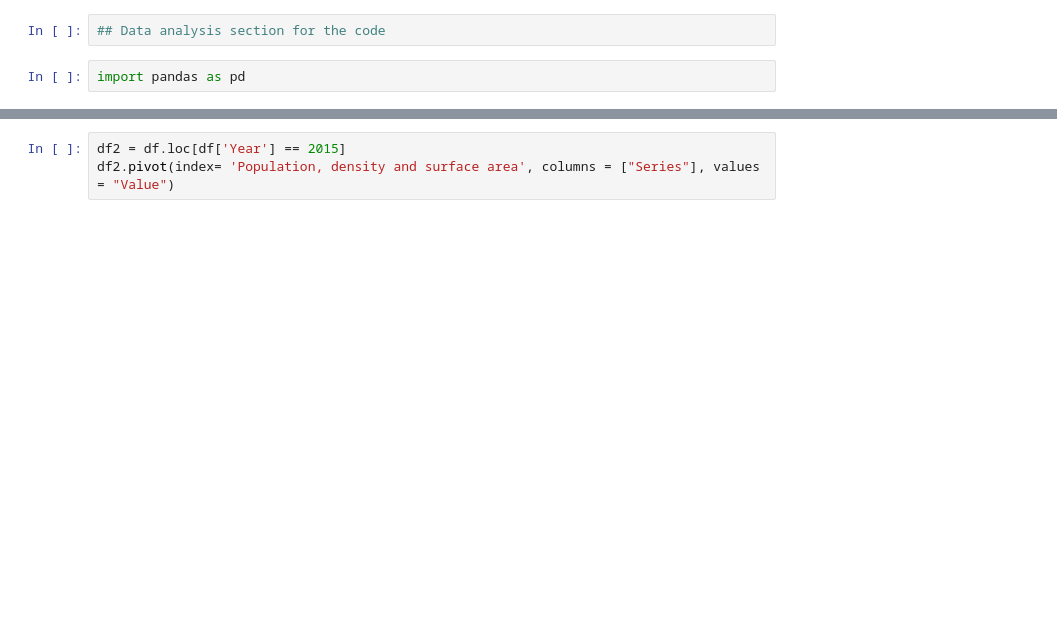
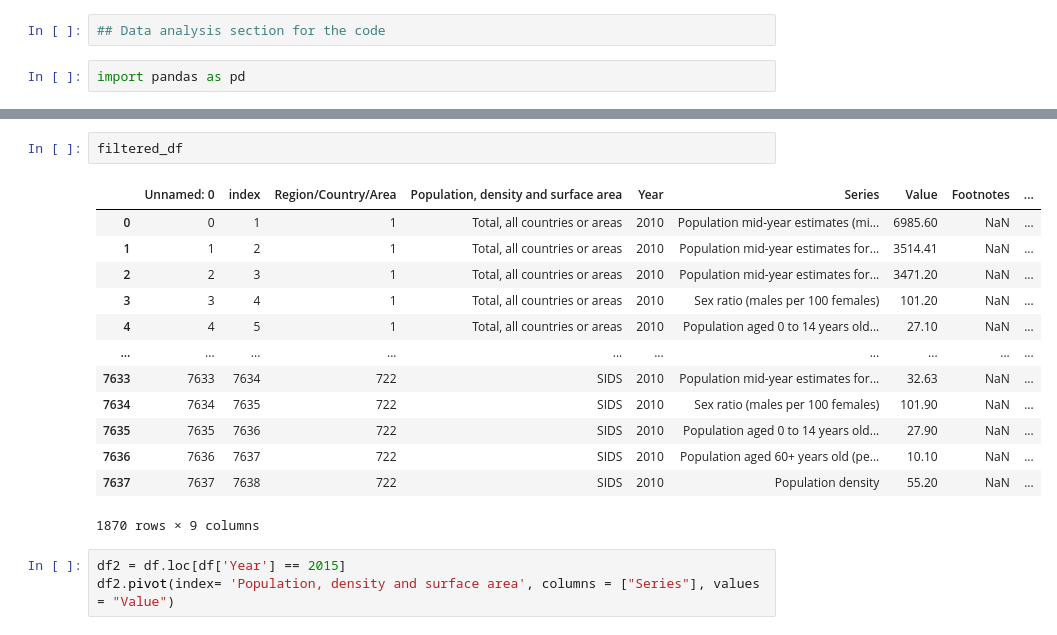
Before and after one commit to kennetchau/countryProfileDashBoard, a Jupyter notebook: DataCleaning.ipynb, the cells around one changed output, grey strips where cells are left out. Drawn from its saved outputs; the diff is of its cells as text; blank space fills up the shorter version.

```diff
--- a/DataCleaning.ipynb
+++ b/DataCleaning.ipynb
@@ -22,3 +51,19 @@ df.loc[(df['Population, density and surface area'] == "Total, all countries or a
+# %%
+filtered_df
+# %% [output]
+|  | Unnamed: 0 | index | Region/Country/Area | Population, density and surface area | Year | Series | Value | Footnotes | ... |
+| 0 | 0 | 1 | 1 | Total, all countries or areas | 2010 | Population mid-year estimates (mi... | 6985.60 | NaN | ... |
+| 1 | 1 | 2 | 1 | Total, all countries or areas | 2010 | Population mid-year estimates for... | 3514.41 | NaN | ... |
+| 2 | 2 | 3 | 1 | Total, all countries or areas | 2010 | Population mid-year estimates for... | 3471.20 | NaN | ... |
+| 3 | 3 | 4 | 1 | Total, all countries or areas | 2010 | Sex ratio (males per 100 females) | 101.20 | NaN | ... |
+| 4 | 4 | 5 | 1 | Total, all countries or areas | 2010 | Population aged 0 to 14 years old... | 27.10 | NaN | ... |
+| ... | ... | ... | ... | ... | ... | ... | ... | ... | ... |
+| 7633 | 7633 | 7634 | 722 | SIDS | 2010 | Population mid-year estimates for... | 32.63 | NaN | ... |
+| 7634 | 7634 | 7635 | 722 | SIDS | 2010 | Sex ratio (males per 100 females) | 101.90 | NaN | ... |
+| 7635 | 7635 | 7636 | 722 | SIDS | 2010 | Population aged 0 to 14 years old... | 27.90 | NaN | ... |
+| 7636 | 7636 | 7637 | 722 | SIDS | 2010 | Population aged 60+ years old (pe... | 10.10 | NaN | ... |
+| 7637 | 7637 | 7638 | 722 | SIDS | 2010 | Population density | 55.20 | NaN | ... |
+1870 rows × 9 columns
 # %%
 df2 = df.loc[df['Year'] == 2015]
 df2.pivot(index= 'Population, density and surface area', columns = ["Series"], values = "Value")
```
Also changed, not shown: parts of 4 cells of this notebook, 3 other files.
